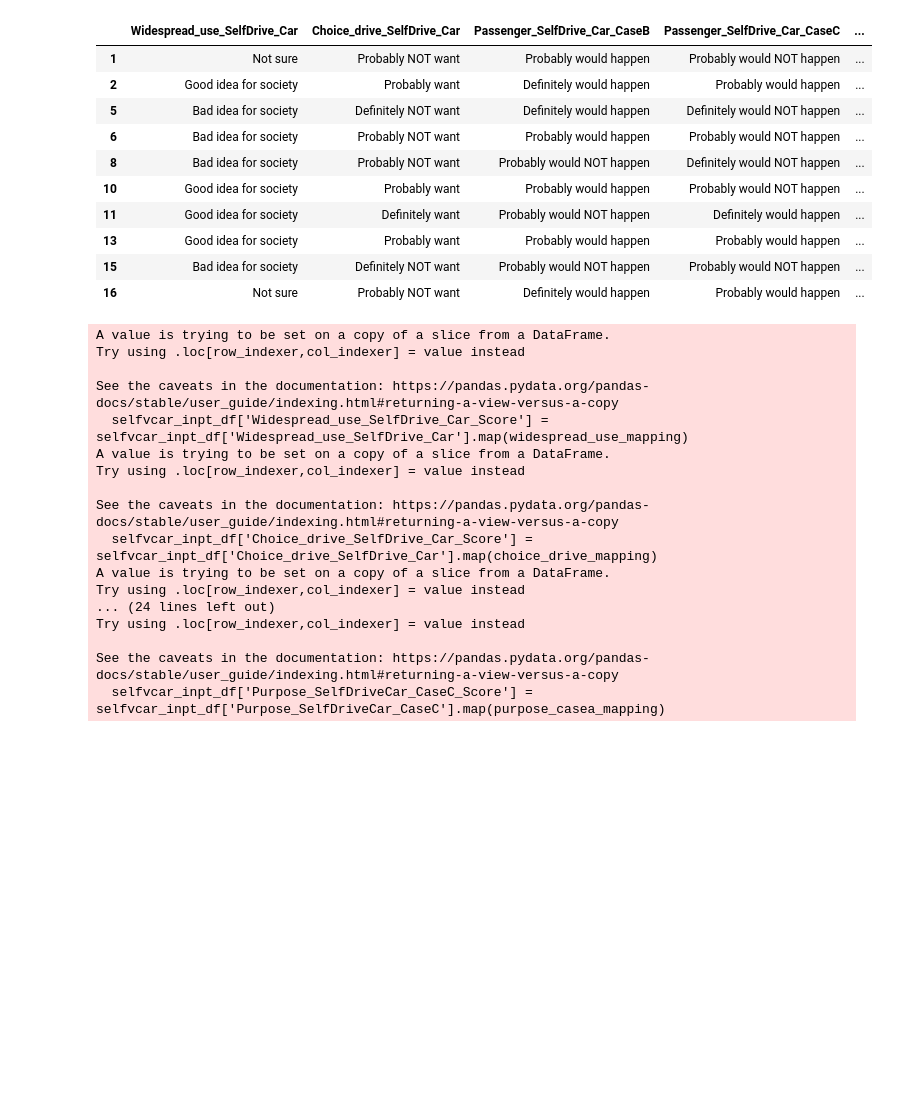
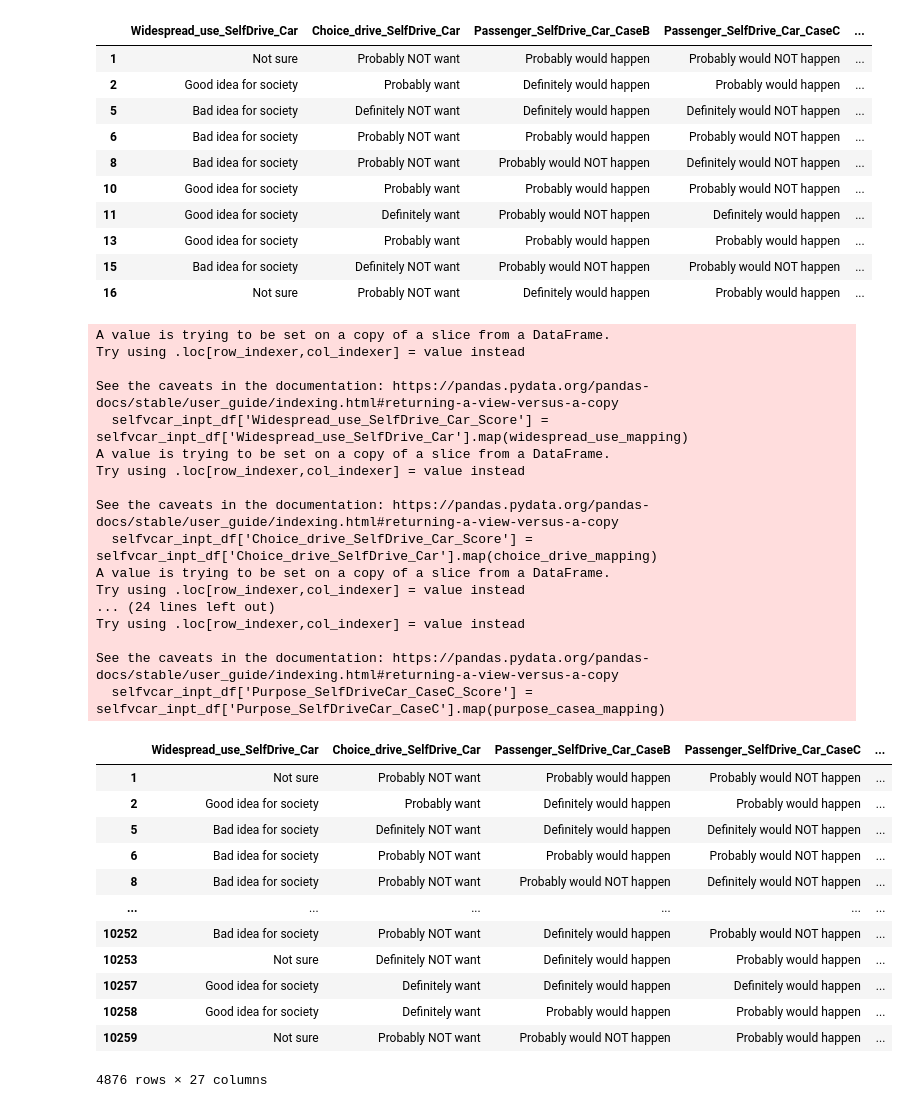
Before and after one commit to EvaW01/schulich_ai_fundamentals, a Jupyter notebook: selfcar_cleaned.ipynb, the cells around one changed output. Saved outputs shown, nothing was run; the diff lists cells and outputs as text; code cells hidden in the pictures; blank space fills up the shorter version.

```diff
--- a/selfcar_cleaned.ipynb
+++ b/selfcar_cleaned.ipynb
@@ -252,30 +251,45 @@ purpose_casec_mapping = {
     'Oppose': 1,
     'Not sure': 3
 }
 
 selfvcar_inpt_df['Widespread_use_SelfDrive_Car_Score'] = selfvcar_inpt_df['Widespread_use_SelfDrive_Car'].map(widespread_use_mapping)
 selfvcar_inpt_df['Choice_drive_SelfDrive_Car_Score'] = selfvcar_inpt_df['Choice_drive_SelfDrive_Car'].map(choice_drive_mapping)
 selfvcar_inpt_df['Passenger_SelfDrive_Car_CaseB_Score'] = selfvcar_inpt_df['Passenger_SelfDrive_Car_CaseB'].map(passenger_caseb_mapping)
 selfvcar_inpt_df['Passenger_SelfDrive_Car_CaseC_Score'] = selfvcar_inpt_df['Passenger_SelfDrive_Car_CaseC'].map(passenger_casec_mapping)
 selfvcar_inpt_df['Accident_SelfDrive_Car_Score'] = selfvcar_inpt_df['Accident_SelfDrive_Car'].map(accident_mapping)
 selfvcar_inpt_df['Share_road_SelfDriveCar_Score'] = selfvcar_inpt_df['Share_road_SelfDriveCar'].map(share_road_mapping)
 selfvcar_inpt_df['Purpose_SelfDriveCar_CaseA_Score'] = selfvcar_inpt_df['Purpose_SelfDriveCar_CaseA'].map(purpose_casea_mapping)
 selfvcar_inpt_df['Purpose_SelfDriveCar_CaseC_Score'] = selfvcar_inpt_df['Purpose_SelfDriveCar_CaseC'].map(purpose_casea_mapping)
+
+selfvcar_inpt_df
 # %% [output]
 A value is trying to be set on a copy of a slice from a DataFrame.
 Try using .loc[row_indexer,col_indexer] = value instead
 
 See the caveats in the documentation: https://pandas.pydata.org/pandas-docs/stable/user_guide/indexing.html#returning-a-view-versus-a-copy
   selfvcar_inpt_df['Widespread_use_SelfDrive_Car_Score'] = selfvcar_inpt_df['Widespread_use_SelfDrive_Car'].map(widespread_use_mapping)
 A value is trying to be set on a copy of a slice from a DataFrame.
 Try using .loc[row_indexer,col_indexer] = value instead
 
 See the caveats in the documentation: https://pandas.pydata.org/pandas-docs/stable/user_guide/indexing.html#returning-a-view-versus-a-copy
   selfvcar_inpt_df['Choice_drive_SelfDrive_Car_Score'] = selfvcar_inpt_df['Choice_drive_SelfDrive_Car'].map(choice_drive_mapping)
 A value is trying to be set on a copy of a slice from a DataFrame.
 Try using .loc[row_indexer,col_indexer] = value instead
 ... (24 lines left out)
 Try using .loc[row_indexer,col_indexer] = value instead
 
 See the caveats in the documentation: https://pandas.pydata.org/pandas-docs/stable/user_guide/indexing.html#returning-a-view-versus-a-copy
   selfvcar_inpt_df['Purpose_SelfDriveCar_CaseC_Score'] = selfvcar_inpt_df['Purpose_SelfDriveCar_CaseC'].map(purpose_casea_mapping)
+|  | Widespread_use_SelfDrive_Car | Choice_drive_SelfDrive_Car | Passenger_SelfDrive_Car_CaseB | Passenger_SelfDrive_Car_CaseC | ... |
+| 1 | Not sure | Probably NOT want | Probably would happen | Probably would NOT happen | ... |
+| 2 | Good idea for society | Probably want | Definitely would happen | Probably would happen | ... |
+| 5 | Bad idea for society | Definitely NOT want | Definitely would happen | Definitely would NOT happen | ... |
+| 6 | Bad idea for society | Probably NOT want | Probably would happen | Probably would NOT happen | ... |
+| 8 | Bad idea for society | Probably NOT want | Probably would NOT happen | Definitely would NOT happen | ... |
+| ... | ... | ... | ... | ... | ... |
+| 10252 | Bad idea for society | Probably NOT want | Definitely would happen | Probably would NOT happen | ... |
+| 10253 | Not sure | Definitely NOT want | Definitely would happen | Probably would happen | ... |
+| 10257 | Good idea for society | Definitely want | Definitely would happen | Definitely would happen | ... |
+| 10258 | Good idea for society | Definitely want | Probably would happen | Probably would happen | ... |
+| 10259 | Not sure | Probably NOT want | Probably would NOT happen | Probably would happen | ... |
+4876 rows × 27 columns
```
Also changed, not shown: parts of 2 cells of this notebook.
